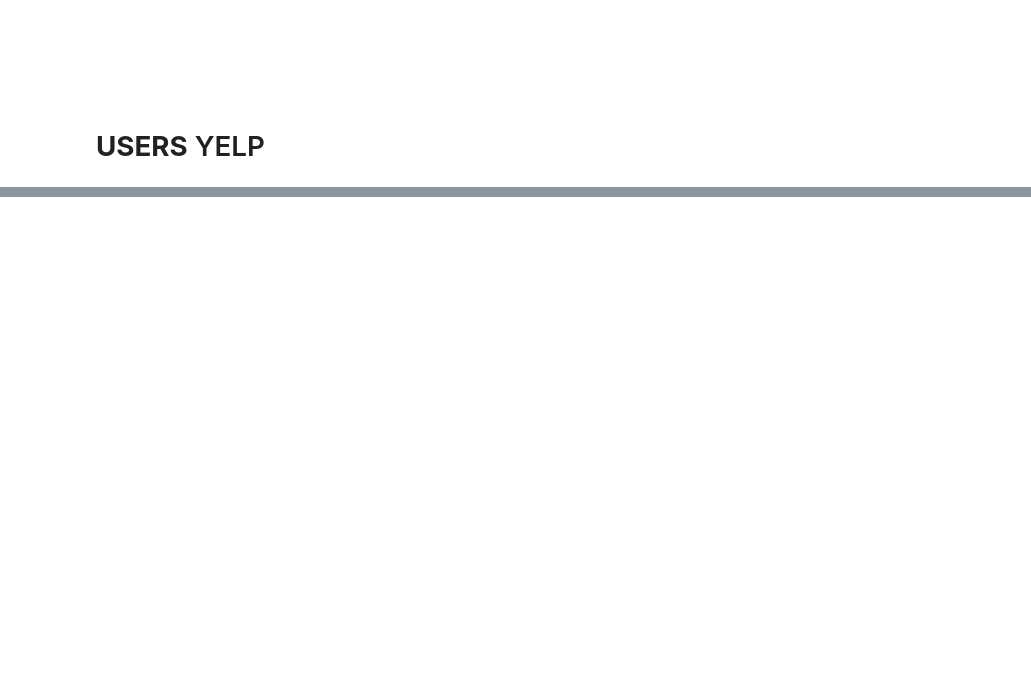
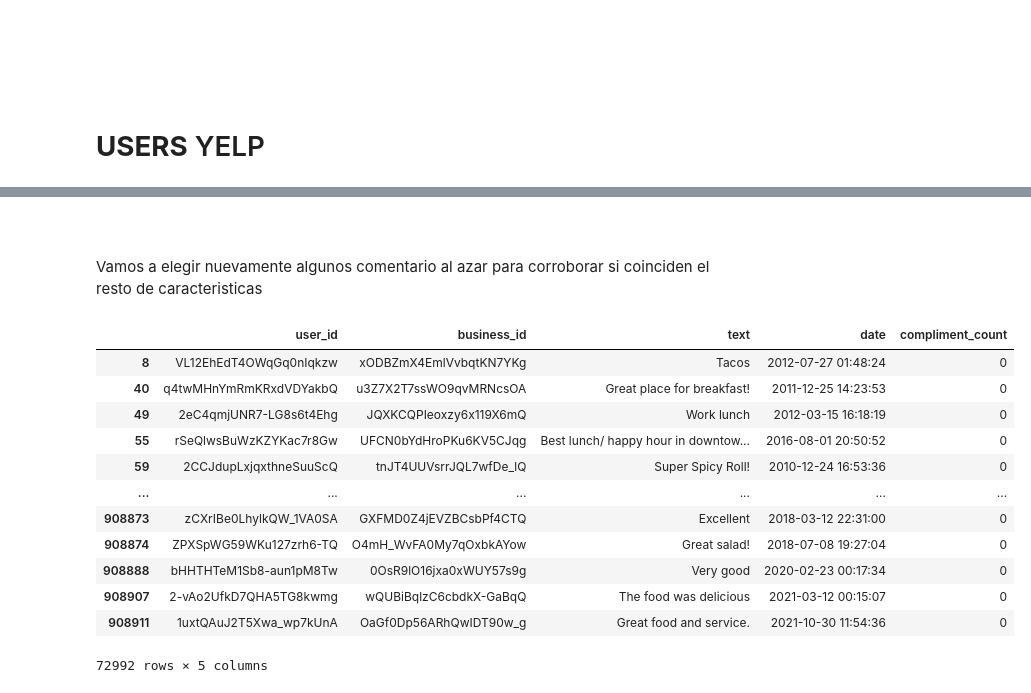
Before and after one commit to moralespbl/ProyectoFinal, a Jupyter notebook: EDA.ipynb, the cells around one changed output, grey strips where cells are left out. Cells and saved outputs as stored; diff of their text form; code cells hidden in the pictures; blank space fills up the shorter version.

```diff
--- a/EDA.ipynb
+++ b/EDA.ipynb
@@ -757,0 +853,3 @@ ________________________________________________________________________________
+# %%
+tip = pd.read_parquet('/content/drive/MyDrive/Proyecto_final/data/tip.parquet')
+tip.head()
@@ -757,0 +890,5 @@ ________________________________________________________________________________
+# %%
+indices_duplicados = tip[tip['text'].duplicated(keep=False)].index.tolist() # guardamos los indices duplicados
+lista_duplicado = [] #almacenamos aca los indices que nos va a devolver la funcion duplicated().index.tolist()
+lista_duplicado.append(indices_duplicados) # los agregamos a la lista
+len(lista_duplicado[0])
@@ -757,0 +899,3 @@ ________________________________________________________________________________
+# %%
+duplicados = tip[tip.index.isin(lista_duplicado[0])]
+duplicados.info()
@@ -757,0 +915,20 @@ ________________________________________________________________________________
+# %% [markdown]
+#
+# %% [markdown]
+Vamos a elegir nuevamente algunos comentario al azar para corroborar si coinciden el resto de caracteristicas
+# %%
+duplicados
+# %% [output]
+|  | user_id | business_id | text | date | compliment_count |
+| 8 | VL12EhEdT4OWqGq0nIqkzw | xODBZmX4EmlVvbqtKN7YKg | Tacos | 2012-07-27 01:48:24 | 0 |
+| 40 | q4twMHnYmRmKRxdVDYakbQ | u3Z7X2T7ssWO9qvMRNcsOA | Great place for breakfast! | 2011-12-25 14:23:53 | 0 |
+| 49 | 2eC4qmjUNR7-LG8s6t4Ehg | JQXKCQPIeoxzy6x119X6mQ | Work lunch | 2012-03-15 16:18:19 | 0 |
+| 55 | rSeQlwsBuWzKZYKac7r8Gw | UFCN0bYdHroPKu6KV5CJqg | Best lunch/ happy hour in downtow... | 2016-08-01 20:50:52 | 0 |
+| 59 | 2CCJdupLxjqxthneSuuScQ | tnJT4UUVsrrJQL7wfDe_lQ | Super Spicy Roll! | 2010-12-24 16:53:36 | 0 |
+| ... | ... | ... | ... | ... | ... |
+| 908873 | zCXrIBe0LhylkQW_1VA0SA | GXFMD0Z4jEVZBCsbPf4CTQ | Excellent | 2018-03-12 22:31:00 | 0 |
+| 908874 | ZPXSpWG59WKu127zrh6-TQ | O4mH_WvFA0My7qOxbkAYow | Great salad! | 2018-07-08 19:27:04 | 0 |
+| 908888 | bHHTHTeM1Sb8-aun1pM8Tw | 0OsR9lO16jxa0xWUY57s9g | Very good | 2020-02-23 00:17:34 | 0 |
+| 908907 | 2-vAo2UfkD7QHA5TG8kwmg | wQUBiBqlzC6cbdkX-GaBqQ | The food was delicious | 2021-03-12 00:15:07 | 0 |
+| 908911 | 1uxtQAuJ2T5Xwa_wp7kUnA | OaGf0Dp56ARhQwIDT90w_g | Great food and service. | 2021-10-30 11:54:36 | 0 |
+72992 rows × 5 columns
```
Also changed, not shown: parts of 28 cells of this notebook.
